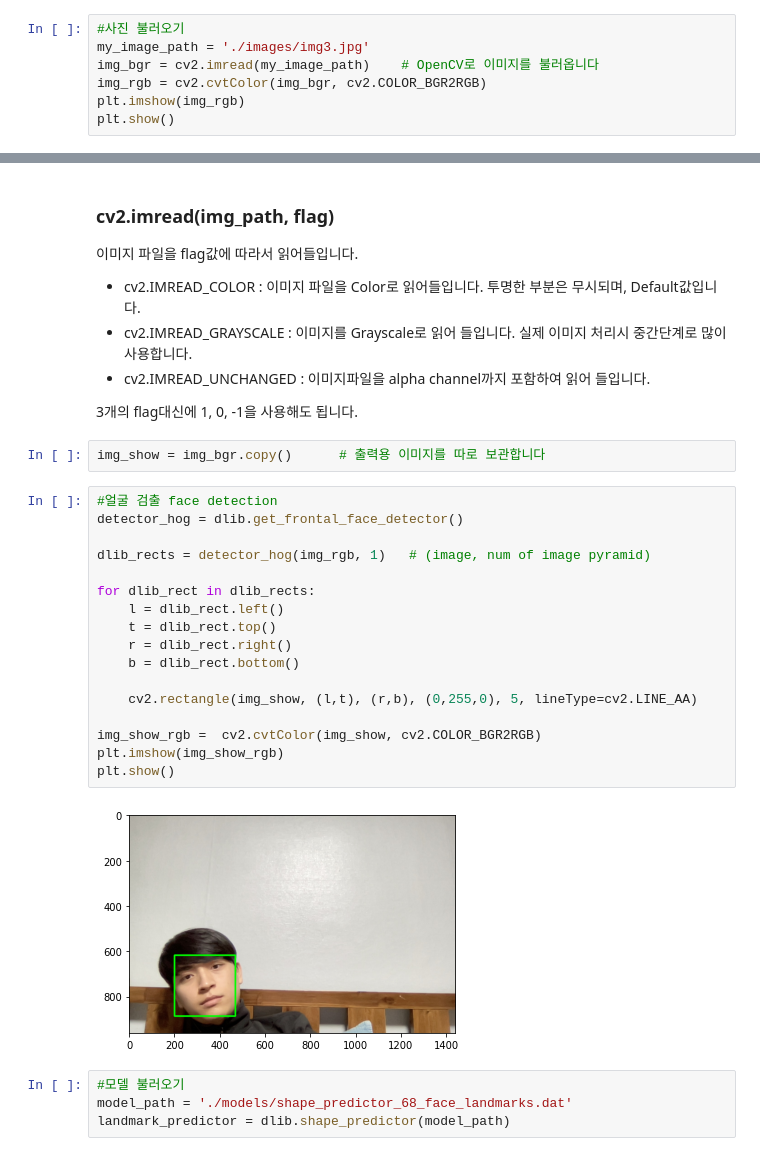
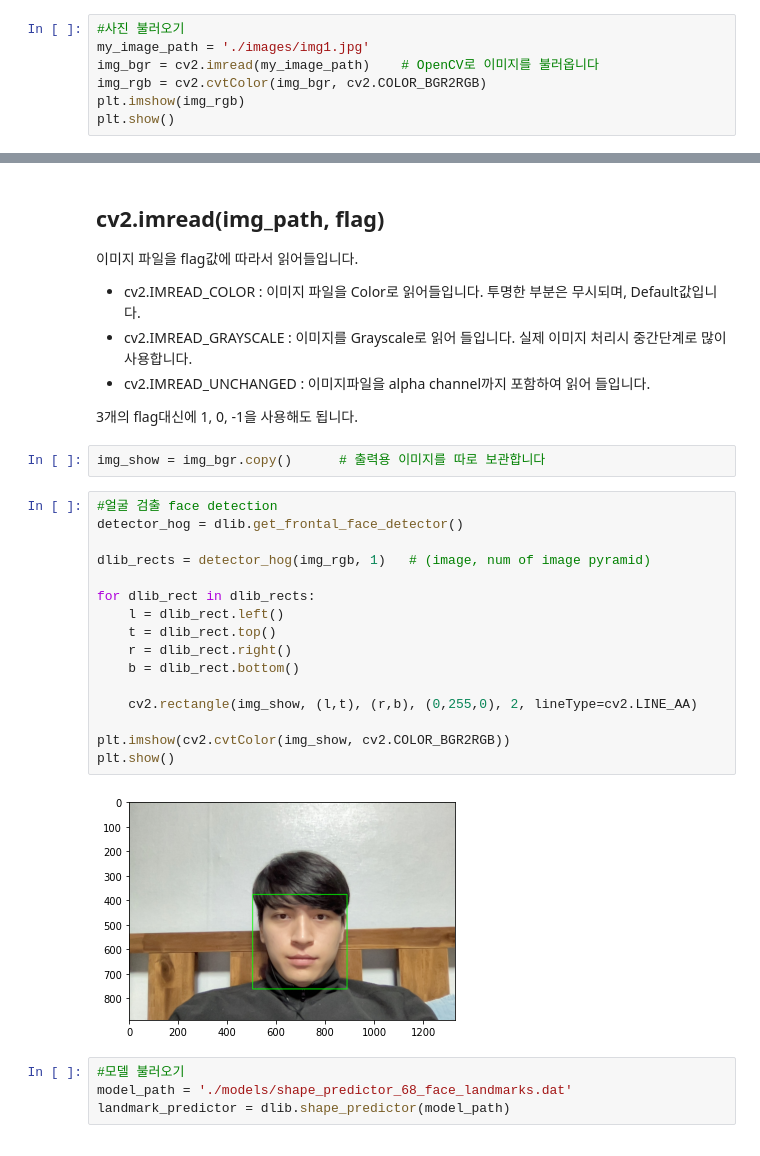
Before and after one commit to nidolight/Aiffel_Exploration, a Jupyter notebook: [E-03]cat-whiskers/[E-03]cat-whiskers.ipynb, the cells around one changed output, grey strips where cells are left out. Drawn from its saved outputs; the diff is of its cells as text.

```diff
--- a/[E-03]cat-whiskers/[E-03]cat-whiskers.ipynb
+++ b/[E-03]cat-whiskers/[E-03]cat-whiskers.ipynb
@@ -7,6 +12,6 @@ import dlib
 # %%
 #사진 불러오기
-my_image_path = './images/img3.jpg'
+my_image_path = './images/img1.jpg'
 img_bgr = cv2.imread(my_image_path)    # OpenCV로 이미지를 불러옵니다
 img_rgb = cv2.cvtColor(img_bgr, cv2.COLOR_BGR2RGB)
 plt.imshow(img_rgb)
@@ -16,5 +21,5 @@ plt.show()
 # %% [markdown]
-### cv2.imread(img_path, flag)
+## cv2.imread(img_path, flag)
 이미지 파일을 flag값에 따라서 읽어들입니다.
 - cv2.IMREAD_COLOR : 이미지 파일을 Color로 읽어들입니다. 투명한 부분은 무시되며, Default값입니다.
 - cv2.IMREAD_GRAYSCALE : 이미지를 Grayscale로 읽어 들입니다. 실제 이미지 처리시 중간단계로 많이 사용합니다.
@@ -26,22 +31,21 @@ img_show = img_bgr.copy()      # 출력용 이미지를 따로 보관합니다
 # %%
 #얼굴 검출 face detection
 detector_hog = dlib.get_frontal_face_detector()
 
 dlib_rects = detector_hog(img_rgb, 1)   # (image, num of image pyramid)
 
 for dlib_rect in dlib_rects:
     l = dlib_rect.left()
     t = dlib_rect.top()
     r = dlib_rect.right()
     b = dlib_rect.bottom()
 
-    cv2.rectangle(img_show, (l,t), (r,b), (0,255,0), 5, lineType=cv2.LINE_AA)
+    cv2.rectangle(img_show, (l,t), (r,b), (0,255,0), 2, lineType=cv2.LINE_AA)
 
-img_show_rgb =  cv2.cvtColor(img_show, cv2.COLOR_BGR2RGB)
-plt.imshow(img_show_rgb)
+plt.imshow(cv2.cvtColor(img_show, cv2.COLOR_BGR2RGB))
 plt.show()
 # %% [output]
-[figure, old version]
+[figure, new version]
 # %%
 #모델 불러오기
 model_path = './models/shape_predictor_68_face_landmarks.dat'
```
Also changed, not shown: parts of 18 cells of this notebook, 5 other files.
